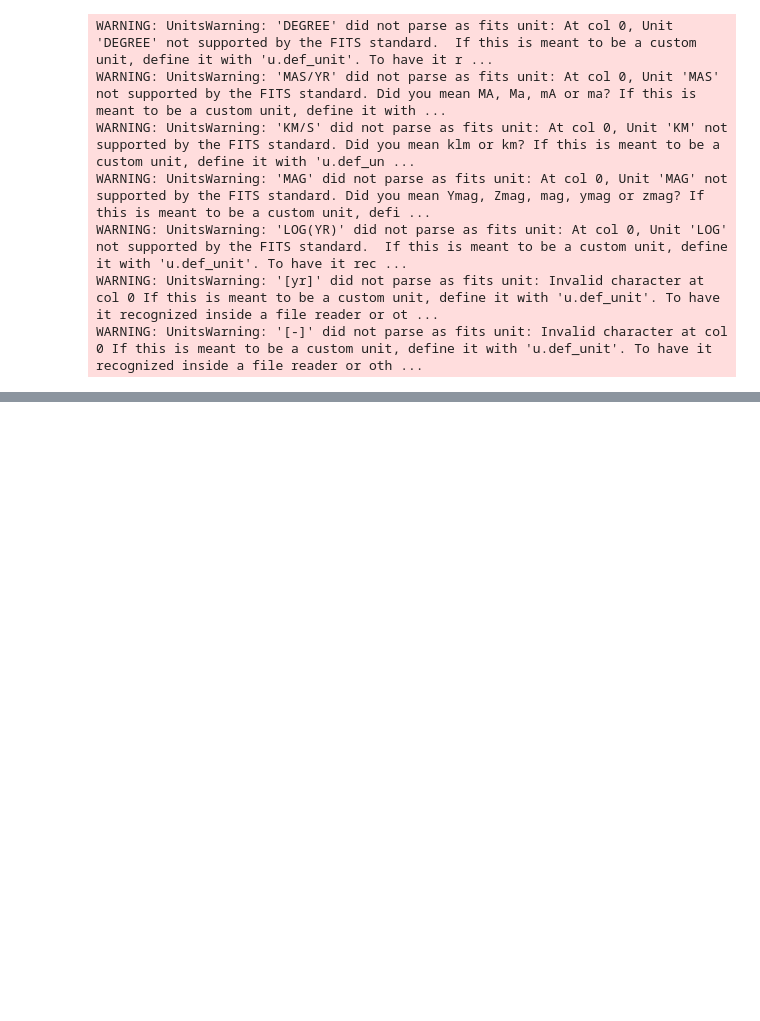
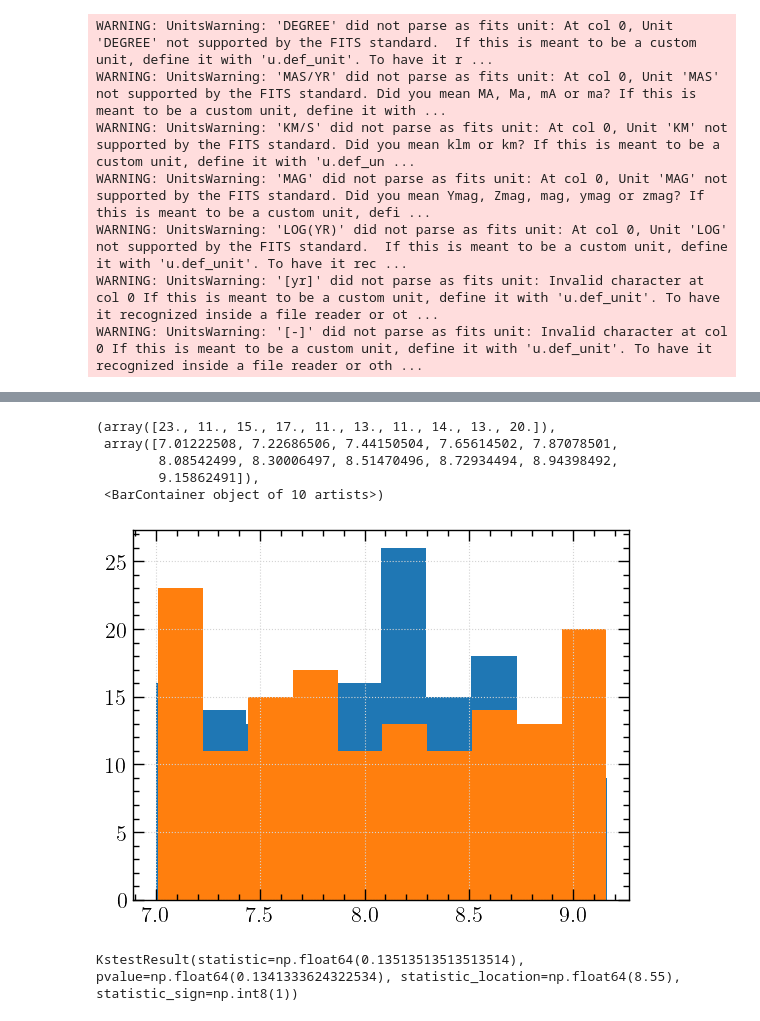
Before and after one commit to tobin-wainer/TESS_Cluster_Age_ML, a Jupyter notebook: make_gold_sample.ipynb, the cells around one changed output, grey strips where cells are left out. Drawn from its saved outputs; the diff is of its cells as text; code cells hidden in the pictures; blank space fills up the shorter version.

```diff
--- a/make_gold_sample.ipynb
+++ b/make_gold_sample.ipynb
@@ -234,0 +168,39 @@ plt.tight_layout()
+# %%
+indices = np.arange(0, len(gold_sample))
+
+temp = []
+key = False
+
+count = 0
+
+while(key==False):
+    idx = np.random.randint(0, len(indices))
+    indices = np.delete(indices,idx)
+
+    temp.append(gold_sample[idx])
+    temp_resampled_gold = vstack(temp)
+
+    if len(temp_resampled_gold) >5:
+        ks_stats = []
+        for i in range(10):
+            uniform_age_distribution = np.random.uniform(np.nanmin(temp_resampled_gold['age']),np.nanmax(temp_resampled_gold['age']),len(temp_resampled_gold))
+            ks_stat = stats.ks_2samp(temp_resampled_gold['age'], uniform_age_distribution)
+            ks_stats.append(ks_stat.pvalue)
+        if np.nanmedian(ks_stats) > 0.05:
+            resampled_gold = vstack(temp)
+        else:
+            del temp[-1]
+    if len(indices) == 0:
+        key = True
+
+
+        #     key = True
+        #     print(ks_stats)
+        # else:
+        #     resampled_gold = vstack(temp)
+
+
+    count +=1
+    if count > 5000:
+        key=True
+        print('WARN!!!')
@@ -234,0 +229,18 @@ plt.tight_layout()
+# %%
+uniform_age_distribution = np.random.uniform(np.nanmin(resampled_gold['age']),np.nanmax(resampled_gold['age']),len(resampled_gold))
+
+plt.figure()
+plt.hist(resampled_gold['age'])
+plt.hist(uniform_age_distribution)
+# %% [output]
+(array([23., 11., 15., 17., 11., 13., 11., 14., 13., 20.]),
+ array([7.01222508, 7.22686506, 7.44150504, 7.65614502, 7.87078501,
+        8.08542499, 8.30006497, 8.51470496, 8.72934494, 8.94398492,
+        9.15862491]),
+ <BarContainer object of 10 artists>)
+[figure, added]
+# %%
+ks_stats = stats.ks_2samp(resampled_gold['age'], uniform_age_distribution)
+ks_stats
+# %% [output]
+KstestResult(statistic=np.float64(0.13513513513513514), pvalue=np.float64(0.1341333624322534), statistic_location=np.float64(8.55), statistic_sign=np.int8(1))
```
Also changed, not shown: parts of 20 cells of this notebook.
